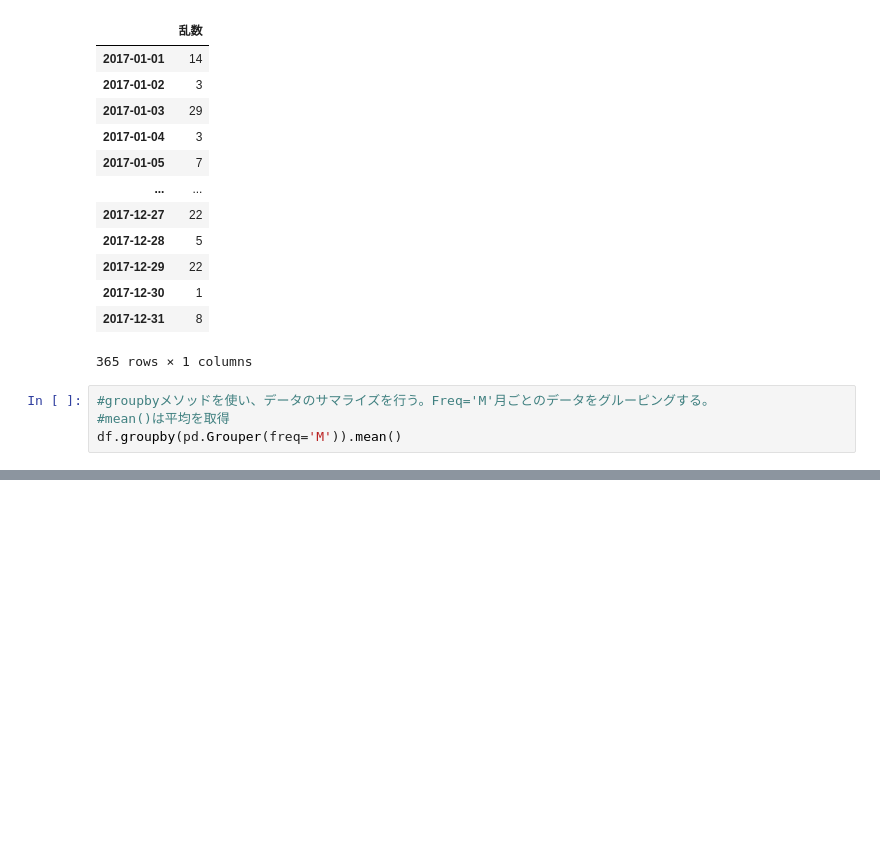
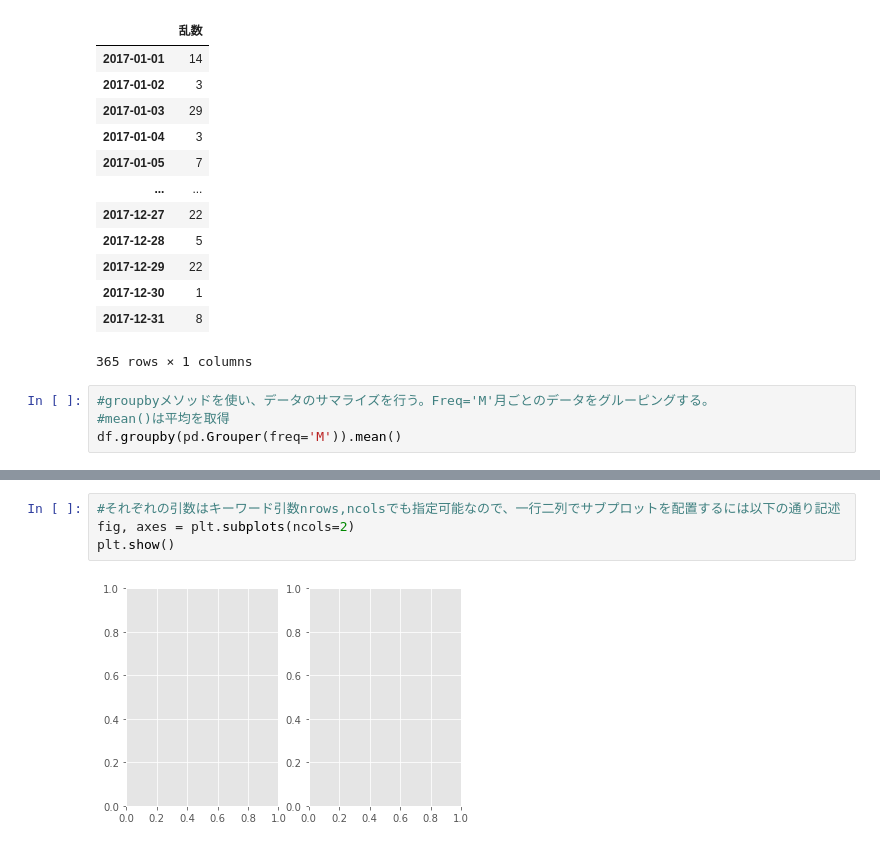
Before and after one commit to nagino-y/python_test, a Jupyter notebook: python_data_test.ipynb, the cells around one changed output, grey strips where cells are left out. Saved outputs shown, nothing was run; the diff lists cells and outputs as text; blank space fills up the shorter version.

```diff
--- a/python_data_test.ipynb
+++ b/python_data_test.ipynb
@@ -148,0 +171,6 @@ df.groupby(pd.Grouper(freq='M')).mean()
+# %%
+#それぞれの引数はキーワード引数nrows,ncolsでも指定可能なので、一行二列でサブプロットを配置するには以下の通り記述
+fig, axes = plt.subplots(ncols=2)
+plt.show()
+# %% [output]
+[figure, added]
```
Also changed, not shown: parts of 11 cells of this notebook, 1 other file.
